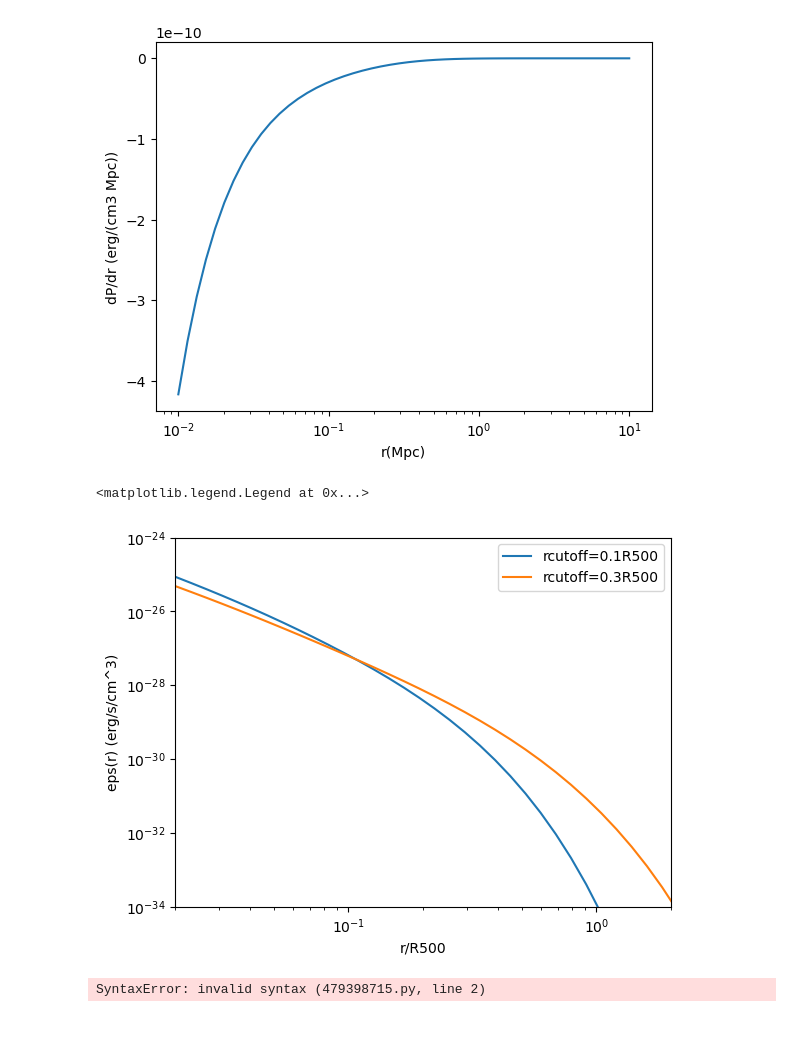
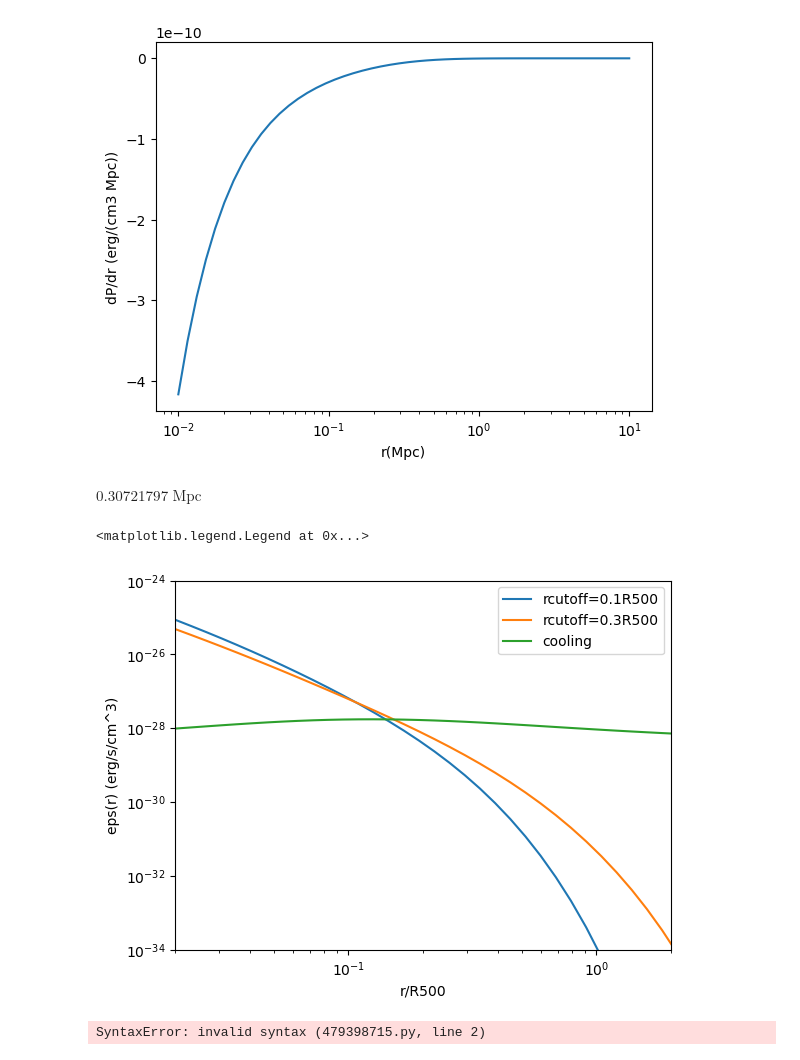
Before and after one commit to eleanorstuart/thermo-idm, a Jupyter notebook: Iqbal_AGN_heating.ipynb, the cells around one changed output. Cells and saved outputs as stored; diff of their text form; code cells hidden in the pictures; blank space fills up the shorter version.

```diff
--- a/Iqbal_AGN_heating.ipynb
+++ b/Iqbal_AGN_heating.ipynb
@@ -133,6 +133,13 @@ rc=0.1*R500.to(u.cm)
 Linj=7e44*u.erg/u.s
 #rini=0.015*R500.to(u.Mpc).value
 rmax=R500.to(u.Mpc).value
+# %%
+iq.scale_radius(1.25*M500, z)
+# %% [output]
+$0.30721797 \; \mathrm{Mpc}$
+# %%
+n_e = 3*(M500/const.m_p).to(1) /(4*np.pi*R500**3)
+cooling = [iq.vol_cooling_rate(n_e, T_g([r.value], R500, M500, z)) for r in rs]
 # %%
 eps_01=[iq.vol_heating_rate(r, R500, M500, z, Linj, rc) for r in rs]
 # %%
@@ -140,16 +147,17 @@ eps_03=[iq.vol_heating_rate(r, R500, M500, z, Linj, 0.3*R500) for r in rs]
 # %%
 x_vals=np.logspace(-2, 1)
 rs=x_vals*R500
 plt.loglog(x_vals, eps_01, label='rcutoff=0.1R500')
 plt.loglog(x_vals, eps_03, label='rcutoff=0.3R500')
+plt.loglog(x_vals, cooling, label='cooling')
 plt.xlabel('r/R500')
 plt.ylabel('eps(r) (erg/s/cm^3)')
 plt.xlim(2*1e-2, 2*1e0)
 plt.ylim(1e-34, 1e-24)
 plt.legend()
 # %% [output]
 <matplotlib.legend.Legend at 0x...>
-[figure, old version]
+[figure, new version]
 # %%
 plt.loglog(x_vals, eps_03*R500**3*4*np.pi, label='rcutoff=0.1R500')
 #plt.scatter(10, 2*)
```
Also changed, not shown: parts of 10 cells of this notebook, 1 other file.
